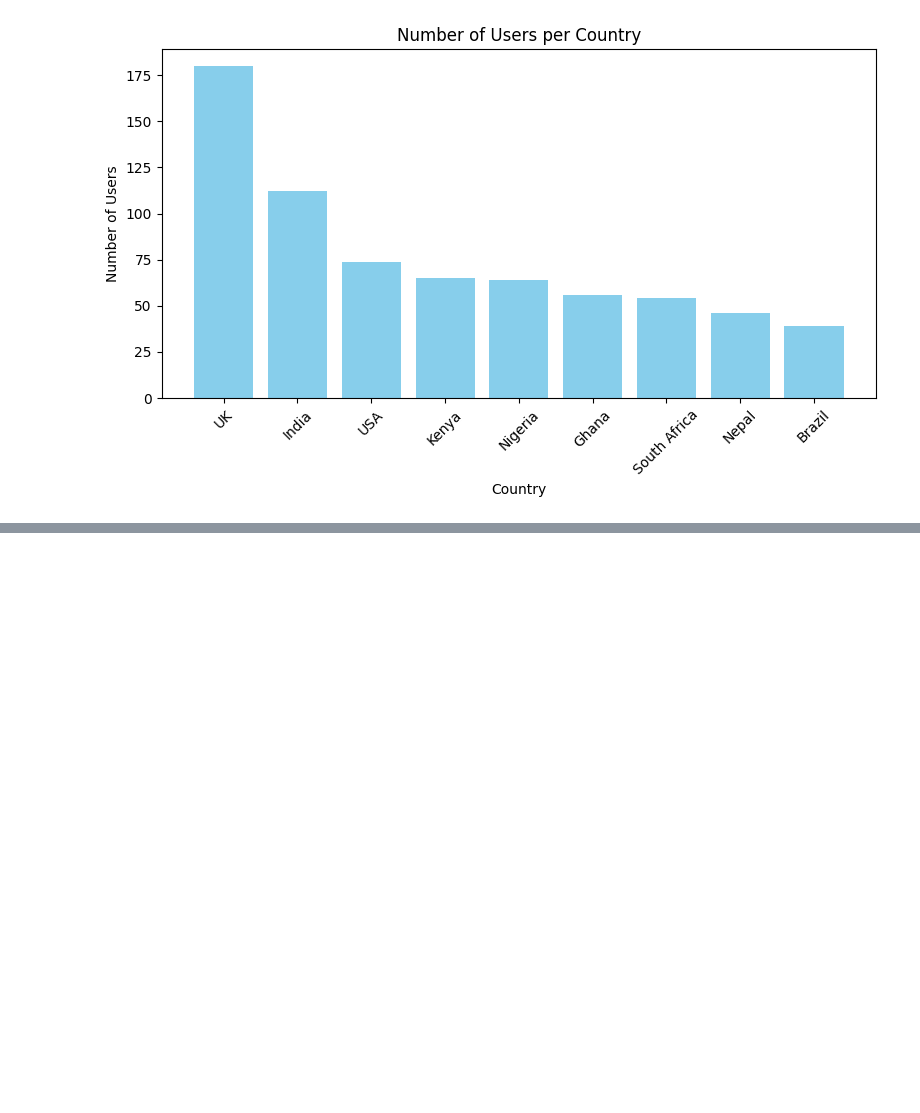
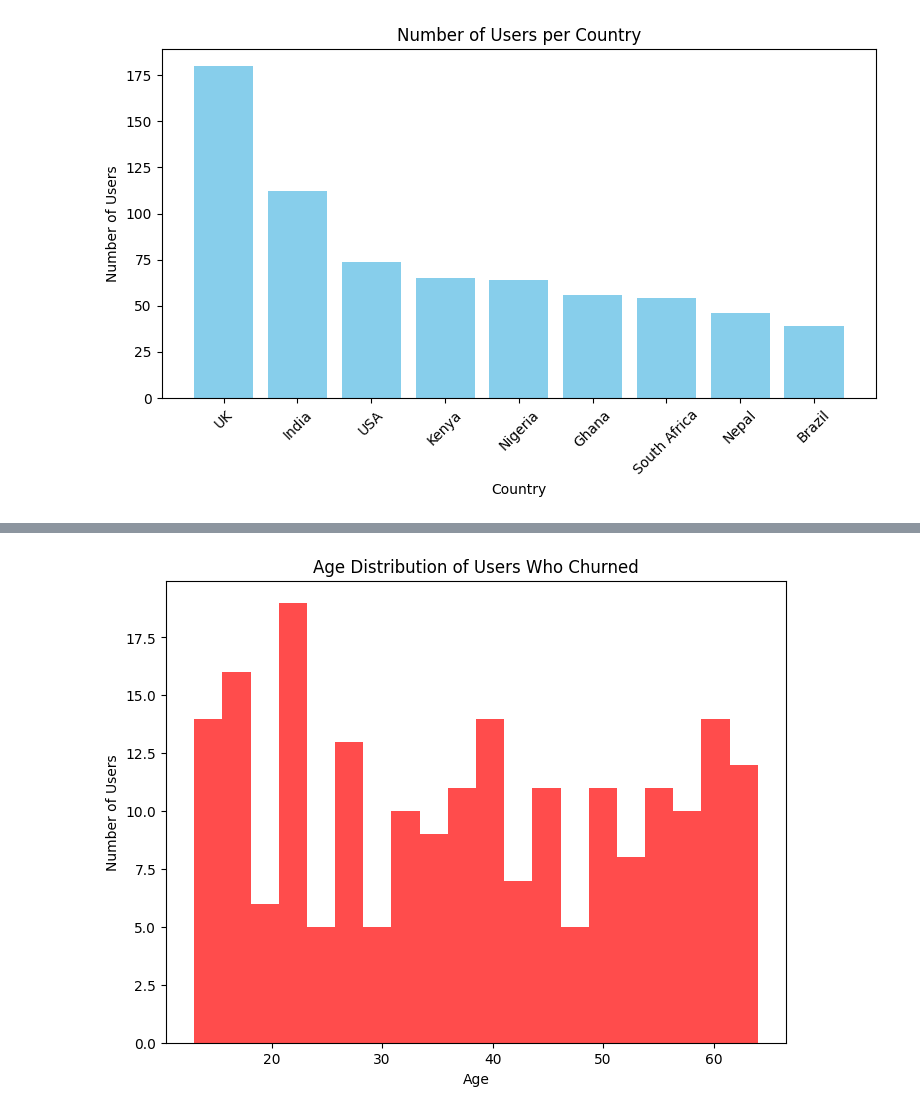
Before and after one commit to ice-alt/PortfolioProjects, a Jupyter notebook: DataWave Music/DataWave_Music_Analysis.ipynb, the cells around one changed output, grey strips where cells are left out. Saved outputs shown, nothing was run; the diff lists cells and outputs as text; code cells hidden in the pictures; blank space fills up the shorter version.

```diff
--- a/DataWave Music/DataWave_Music_Analysis.ipynb
+++ b/DataWave Music/DataWave_Music_Analysis.ipynb
@@ -1052,0 +1088,14 @@ plt.show()
+# %%
+
+# Filter only churned users
+churned_users = cleaned_datawave_df[cleaned_datawave_df['churned'] == 1]
+
+plt.figure(figsize=(8,6))
+plt.hist(churned_users['age'], bins=20, color='red', alpha=0.7)
+
+plt.xlabel("Age")
+plt.ylabel("Number of Users")
+plt.title("Age Distribution of Users Who Churned")
+plt.show()
+# %% [output]
+[figure, added]
```
Also changed, not shown: parts of 21 cells of this notebook.
